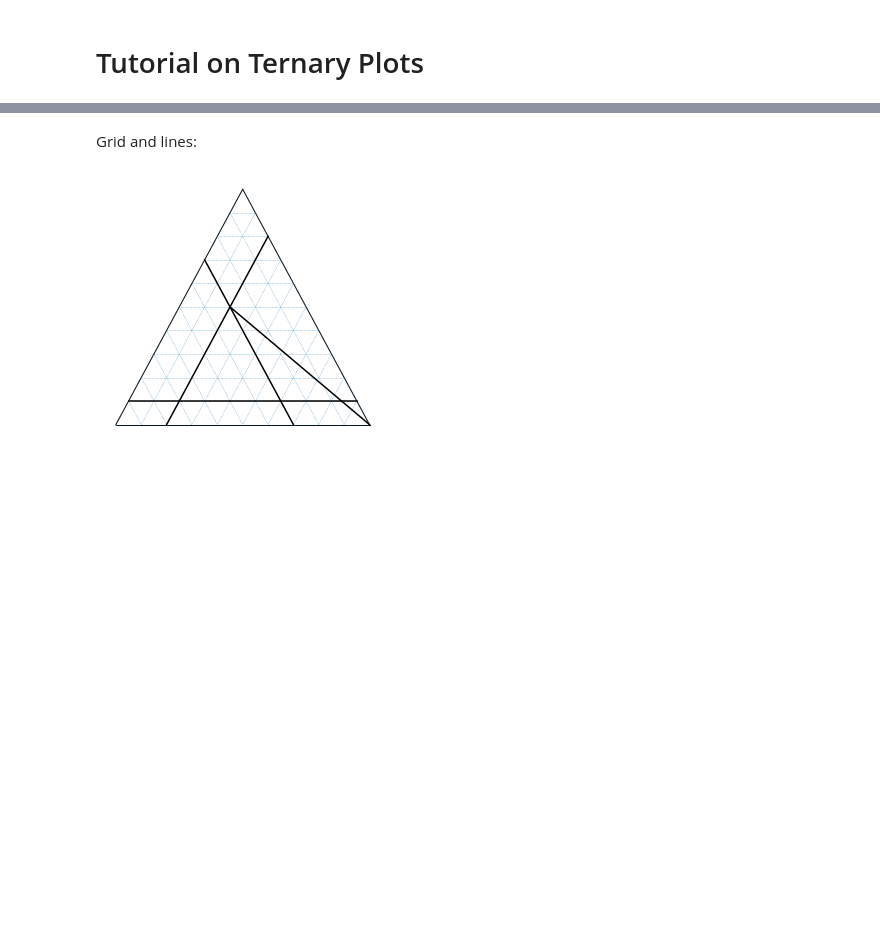
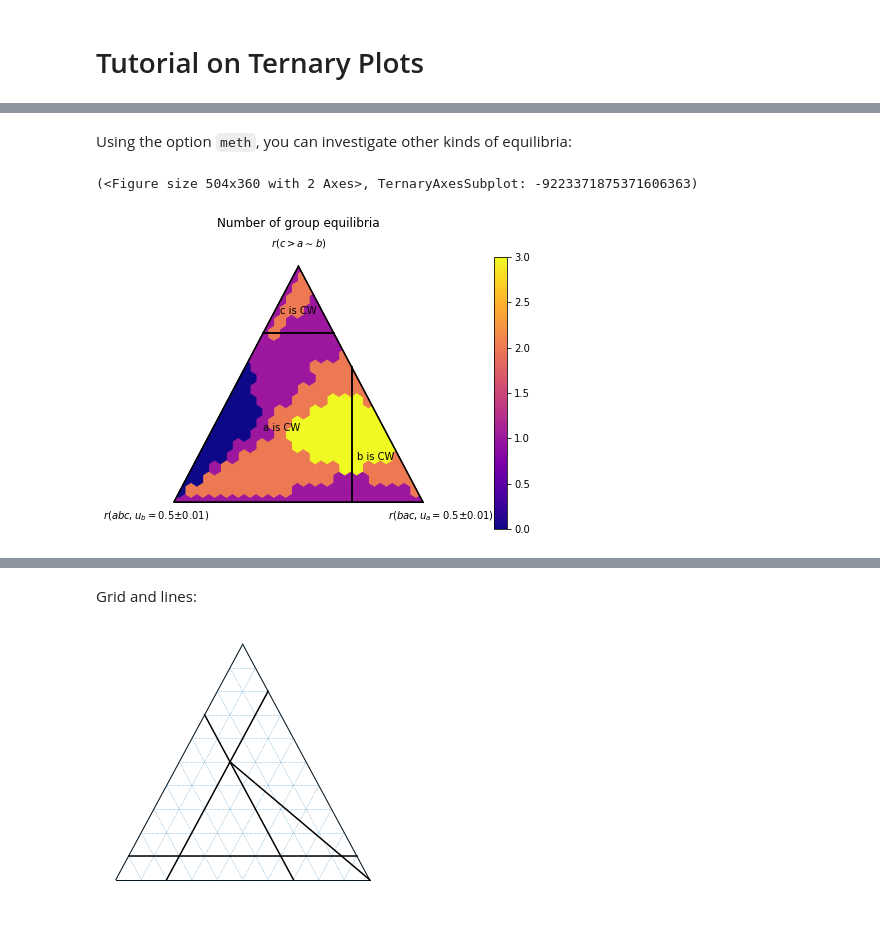
Before and after one commit to francois-durand/poisson_approval, a Jupyter notebook: docs/tutorials/tutorial_ternary_plots.ipynb, the cells around one changed output, grey strips where cells are left out. Drawn from its saved outputs; the diff is of its cells as text; code cells hidden in the pictures; blank space fills up the shorter version.

```diff
--- a/docs/tutorials/tutorial_ternary_plots.ipynb
+++ b/docs/tutorials/tutorial_ternary_plots.ipynb
@@ -120,0 +44,11 @@ pa.ternary_plot_winning_frequencies(
+# %% [markdown]
+Using the option ``meth``, you can investigate other kinds of equilibria:
+# %%
+pa.ternary_plot_n_equilibria(
+    simplex_to_profile,
+    scale=SCALE,
+    title='Number of group equilibria',
+    meth='analyzed_strategies_group')
+# %% [output]
+(<Figure size 504x360 with 2 Axes>, TernaryAxesSubplot: -9223371875371606363)
+[figure, added]
```
Also changed, not shown: parts of 56 cells of this notebook, 15 other files.
